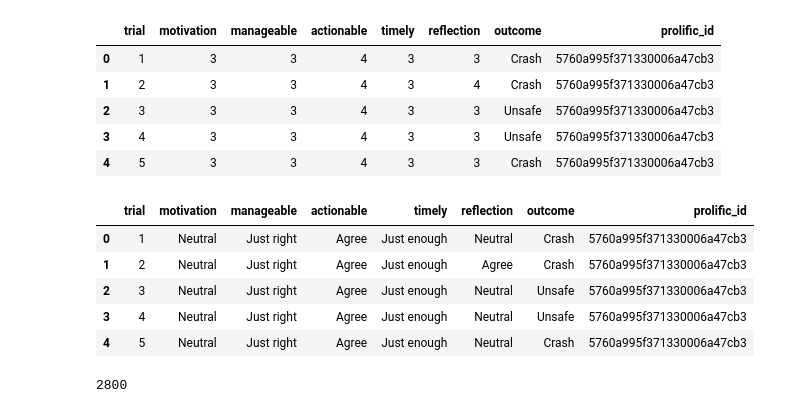
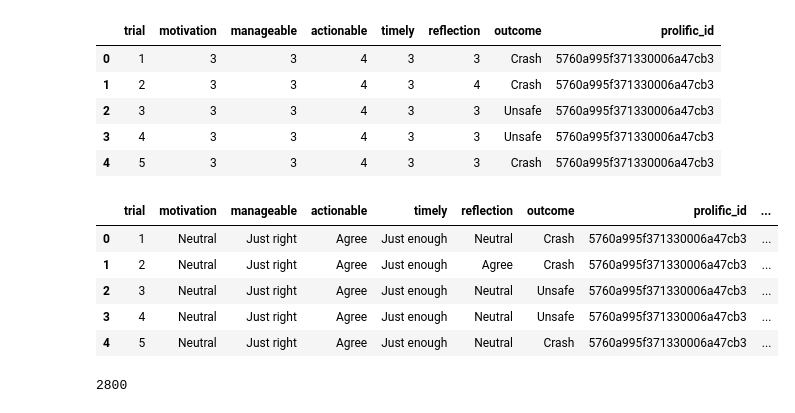
Before and after one commit to cairo-robotics/llm-multimodal-drone-feedback, a Jupyter notebook: analysis/analysis_brainstorm.ipynb, the cells around one changed output. Drawn from its saved outputs; the diff is of its cells as text; code cells hidden in the pictures.

Commit message:
calculated trial and feedback times

```diff
--- a/analysis/analysis_brainstorm.ipynb
+++ b/analysis/analysis_brainstorm.ipynb
@@ -171,6 +171,14 @@ likert_map = {'1 - Strongly Disagree': "Strongly Disagree",
 exit_survey['feedback_helped'] = exit_survey['feedback_helped'].replace(likert_map)
 exit_survey['feedback_helped'] = pd.Categorical(exit_survey['feedback_helped'], categories=['Strongly Disagree', 'Disagree', 'Neutral', 'Agree', 'Strongly Agree'], ordered=True)
 
+likert_map_collapsed = {'Strongly Disagree': "Disagree",
+                        'Disagree': "Disagree",
+                        'Neutral': "Neutral",
+                        'Agree': "Agree",
+                        'Strongly Agree': "Agree"}
+exit_survey['feedback_helped_collapsed'] = exit_survey['feedback_helped'].replace(likert_map_collapsed)
+exit_survey['feedback_helped_collapsed'] = pd.Categorical(exit_survey['feedback_helped_collapsed'], categories=['Disagree', 'Neutral', 'Agree'], ordered=True)
+
 exit_survey.head(10)
 # %% [output]
 |  | start_date | end_date | duration | is_finished | prolific_id | gender | age | drone_experience | ... |
@@ -258,6 +264,15 @@ merged_filtered = merged[~merged['prolific_id'].isin(remove_ids)]
 print(len(merged_filtered))
 # %% [output]
 140
+# %%
+# calculate total time spent on the experiment
+def calculate_total_time(user_id):
+    log = pd.read_csv(data_dir + user_id + '/log.txt', sep=': ', names=['time','message'], parse_dates=['time'])
+    start_time = log[log['message'].str.contains('Received user ID')].iloc[-1]['time'] # choose the last one in case they restarted
+    end_time = log[log['message'].str.contains('qualtrics')].iloc[-1]['time'] # choose last one just to be consistent
+    return end_time - start_time
+# %%
+merged_filtered['total_time'] = merged_filtered['prolific_id'].apply(calculate_total_time)
 # %%
 filtered_participant_file = data_dir + 'participant_info_filtered.csv'
 merged_filtered.to_csv(filtered_participant_file, index=False)
@@ -389,48 +432,71 @@ survey_likert_map = {'1': "Strongly Disagree",
                      '5': "Strongly Agree"}
 likert_categories = ['Strongly Disagree', 'Disagree', 'Neutral', 'Agree', 'Strongly Agree']
 
+
 all_responses['motivation'] = all_responses['motivation'].apply(str)
 all_responses['motivation'] = all_responses['motivation'].replace(survey_likert_map)
 all_responses['motivation'] = pd.Categorical(all_responses['motivation'], categories=likert_categories, ordered=True)
+all_responses['motivation_collapsed'] = all_responses['motivation'].replace(likert_map_collapsed)
+all_responses['motivation_collapsed'] = pd.Categorical(all_responses['motivation_collapsed'], categories=['Disagree', 'Neutral', 'Agree'], ordered=True)
 
 all_responses['actionable'] = all_responses['actionable'].apply(str)
 all_responses['actionable'] = all_responses['actionable'].replace(survey_likert_map)
 all_responses['actionable'] = pd.Categorical(all_responses['actionable'], categories=likert_categories, ordered=True)
+all_responses['actionable_collapsed'] = all_responses['actionable'].replace(likert_map_collapsed)
+all_responses['actionable_collapsed'] = pd.Categorical(all_responses['actionable_collapsed'], categories=['Disagree', 'Neutral', 'Agree'], ordered=True)
 
 all_responses['reflection'] = all_responses['reflection'].apply(str)
 all_responses['reflection'] = all_responses['reflection'].replace(survey_likert_map)
 all_responses['reflection'] = pd.Categorical(all_responses['reflection'], categories=likert_categories, ordered=True)
+all_responses['reflection_collapsed'] = all_responses['reflection'].replace(likert_map_collapsed)
+all_responses['reflection_collapsed'] = pd.Categorical(all_responses['reflection_collapsed'], categories=['Disagree', 'Neutral', 'Agree'], ordered=True)
 
 manageable_likert_map = {'1': "Much too little",
                          '2': "Too little",
                          '3': "Just right",
                          '4': "Too much",
                          '5': "Much too much"}
 manageable_categories = ['Much too little', 'Too little', 'Just right', 'Too much', 'Much too much']
+manageable_likert_map_collapsed = {'Much too little': "Too little",
+                                   'Too little': "Too little",
+                                   'Just right': "Just right",
+                                   'Too much': "Too much",
+                                   'Much too much': "Too much"}
 
 all_responses['manageable'] = all_responses['manageable'].apply(str)
 all_responses['manageable'] = all_responses['manageable'].replace(manageable_likert_map)
 all_responses['manageable'] = pd.Categorical(all_responses['manageable'], categories=manageable_categories, ordered=True)
+all_responses['manageable_collapsed'] = all_responses['manageable'].replace(manageable_likert_map_collapsed)
+all_responses['manageable_collapsed'] = pd.Categorical(all_responses['manageable_collapsed'], categories=['Too little', 'Just right', 'Too much'], ordered=True)
 
 timely_likert_map = {'1': "Much too infrequent",
                      '2': "Too infrequent",
                      '3': "Just enough",
                      '4': "Too often",
                      '5': "Much too often"}
 timely_categories = ['Much too infrequent', 'Too infrequent', 'Just enough', 'Too often', 'Much too often']
+timely_likert_map_collapsed = {'Much too infrequent': "Too infrequent",
+                               'Too infrequent': "Too infrequent",
+                               'Just enough': "Just enough",
+                               'Too often': "Too often",
+                               'Much too often': "Too often"}
 
 all_responses['timely'] = all_responses['timely'].apply(str)
 all_responses['timely'] = all_responses['timely'].replace(timely_likert_map)
 all_responses['timely'] = pd.Categorical(all_responses['timely'], categories=timely_categories, ordered=True)
+all_responses['timely_collapsed'] = all_responses['timely'].replace(timely_likert_map_collapsed)
+all_responses['timely_collapsed'] = pd.Categorical(all_responses['timely_collapsed'], categories=['Too infrequent', 'Just enough', 'Too often'], ordered=True)
+
+all_responses['outcome'] = pd.Categorical(all_responses['outcome'], categories=['Crash', 'Unsafe', 'Safe'], ordered=True)
 
 all_responses.head()
 # %% [output]
-|  | trial | motivation | manageable | actionable | timely | reflection | outcome | prolific_id |
-| 0 | 1 | Neutral | Just right | Agree | Just enough | Neutral | Crash | 5760a995f371330006a47cb3 |
-| 1 | 2 | Neutral | Just right | Agree | Just enough | Agree | Crash | 5760a995f371330006a47cb3 |
-| 2 | 3 | Neutral | Just right | Agree | Just enough | Neutral | Unsafe | 5760a995f371330006a47cb3 |
-| 3 | 4 | Neutral | Just right | Agree | Just enough | Neutral | Unsafe | 5760a995f371330006a47cb3 |
-| 4 | 5 | Neutral | Just right | Agree | Just enough | Neutral | Crash | 5760a995f371330006a47cb3 |
+|  | trial | motivation | manageable | actionable | timely | reflection | outcome | prolific_id | ... |
+| 0 | 1 | Neutral | Just right | Agree | Just enough | Neutral | Crash | 5760a995f371330006a47cb3 | ... |
+| 1 | 2 | Neutral | Just right | Agree | Just enough | Agree | Crash | 5760a995f371330006a47cb3 | ... |
+| 2 | 3 | Neutral | Just right | Agree | Just enough | Neutral | Unsafe | 5760a995f371330006a47cb3 | ... |
+| 3 | 4 | Neutral | Just right | Agree | Just enough | Neutral | Unsafe | 5760a995f371330006a47cb3 | ... |
+| 4 | 5 | Neutral | Just right | Agree | Just enough | Neutral | Crash | 5760a995f371330006a47cb3 | ... |
 # %%
 print(len(all_responses))
 # %% [output]
```
Also changed, not shown: parts of 19 cells of this notebook.
